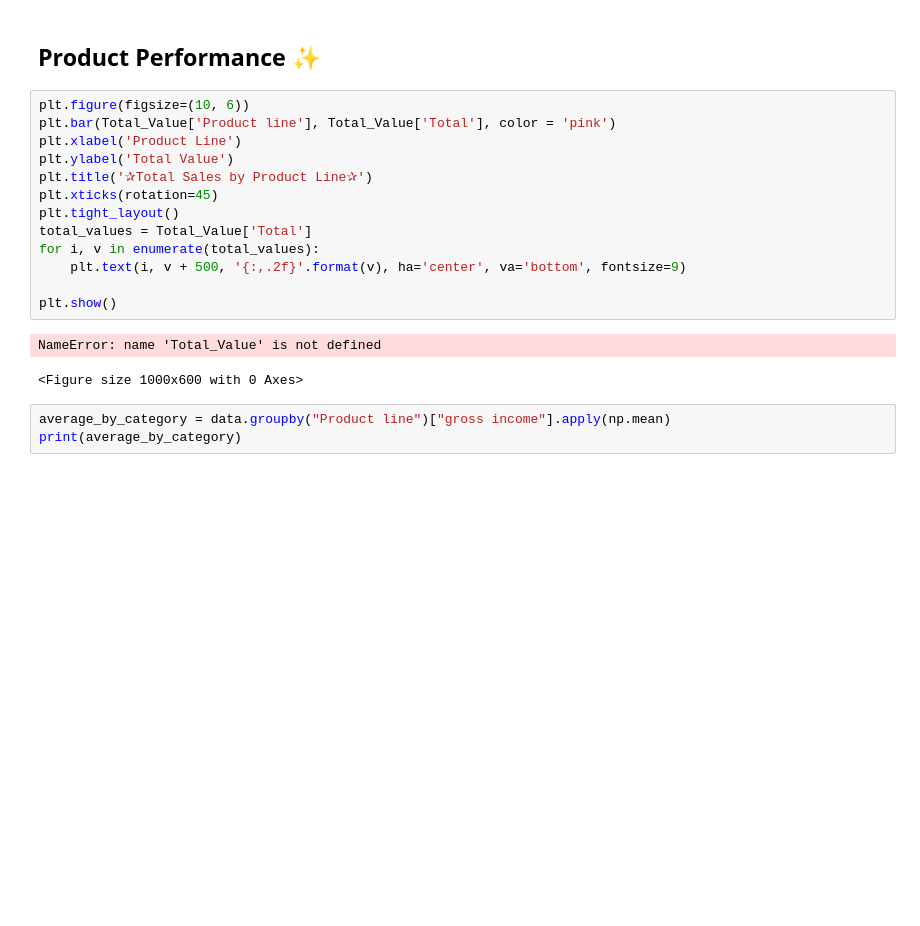
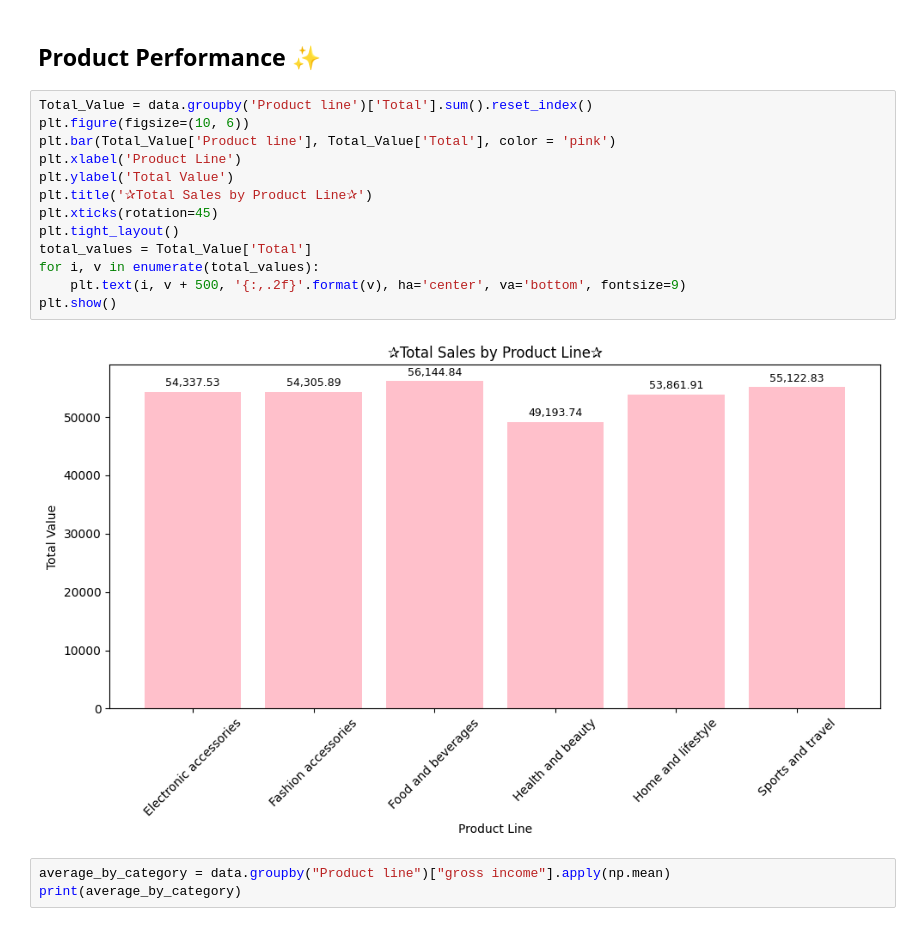
Before and after one commit to irisdev06/Super-Market-Data-Analysis, a Jupyter notebook: SuperNovaMartSalesAnalysis .ipynb, the cells around one changed output. Saved outputs shown, nothing was run; the diff lists cells and outputs as text; blank space fills up the shorter version.

Commit message:
Error Solution in Product Performance

```diff
--- a/SuperNovaMartSalesAnalysis .ipynb
+++ b/SuperNovaMartSalesAnalysis .ipynb
@@ -170,21 +135,20 @@ plt.show()
 # %% [markdown]
 ## Product Performance ✨
 # %%
+Total_Value = data.groupby('Product line')['Total'].sum().reset_index()
 plt.figure(figsize=(10, 6))
 plt.bar(Total_Value['Product line'], Total_Value['Total'], color = 'pink')
 plt.xlabel('Product Line')
 plt.ylabel('Total Value')
 plt.title('✰Total Sales by Product Line✰')
 plt.xticks(rotation=45)
 plt.tight_layout()
 total_values = Total_Value['Total']
 for i, v in enumerate(total_values):
     plt.text(i, v + 500, '{:,.2f}'.format(v), ha='center', va='bottom', fontsize=9)
-
 plt.show()
 # %% [output]
-NameError: name 'Total_Value' is not defined
-<Figure size 1000x600 with 0 Axes>
+[figure, added]
 # %%
 average_by_category = data.groupby("Product line")["gross income"].apply(np.mean)
 print(average_by_category)
```
Also changed, not shown: parts of 4 cells of this notebook.
